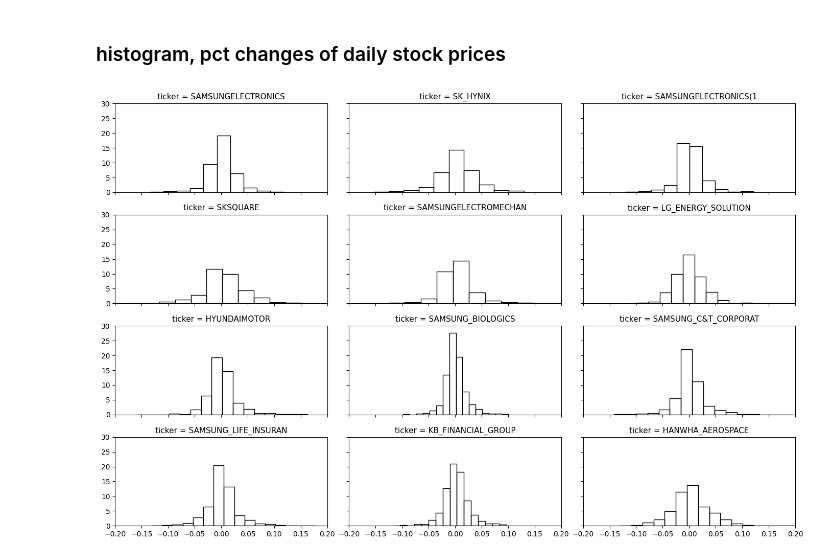
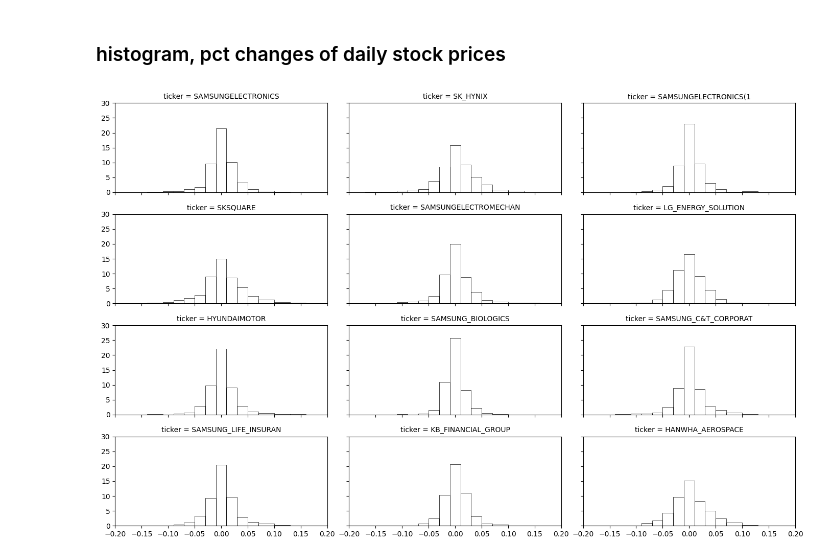
Before and after one commit to bahn28/salad, a Jupyter notebook: az_krx_001.ipynb, the cells around one changed output. Cells and saved outputs as stored; diff of their text form; code cells hidden in the pictures.

```diff
--- a/az_krx_001.ipynb
+++ b/az_krx_001.ipynb
@@ -258,33 +258,34 @@ plt.show()
 # %%
 n_plot = len(tickers)
 sub_r = n_plot/3 if n_plot%3==0 else n_plot//3 + 1
 sub_c = n_plot/sub_r
 sub_r = int(sub_r)
 sub_c = int(sub_c)
 
+bins = [-0.2, -0.17, -0.14, -0.11, -0.09, -0.07, -0.05, -0.03, -0.01, 0.01, 0.03, 0.05, 0.07, 0.1, 0.13, 0.16,  0.2]
 fig, axes = plt.subplots(sub_r, sub_c, figsize=(sub_r*3.5, sub_c*3), sharex=True, sharey=True)
 for ax, ticker, tic_en in zip(axes.flat, tickers, tick_en) :
   ax.hist(
       df_dat[f"{ticker}"].pct_change(),
       color='blue',
-      linewidth=1,
-      bins = 16,
+      linewidth=0.5,
+      bins = bins, #16,
       facecolor='None',
       edgecolor='black',
       density=True
       )
-  ax.set_title(f"ticker = {tic_en}", fontsize=11)
+  ax.set_title(f"ticker = {tic_en}", fontsize=10)
   ax.set_xlim(-0.2, 0.2)
   ax.set_ylim( 0, 30)
         # ax.set_aspect('equal')
         # ax.set_xticks([])
   #ax.set_yticks([])
 
 # 4. 결과물 디스플레이
 #  for 에서 생성된 일련의 ax는 axes 개체를 그린 것.
 #  전체 그림은 fig로 지정된 것.
 #  이미 알고 있는 개체 fig를 보여주라는 명령.
 plt.tight_layout()
 plt.show()
 # %% [output]
-[figure, old version]
+[figure, new version]
```
Also changed, not shown: parts of 1 cell of this notebook.
